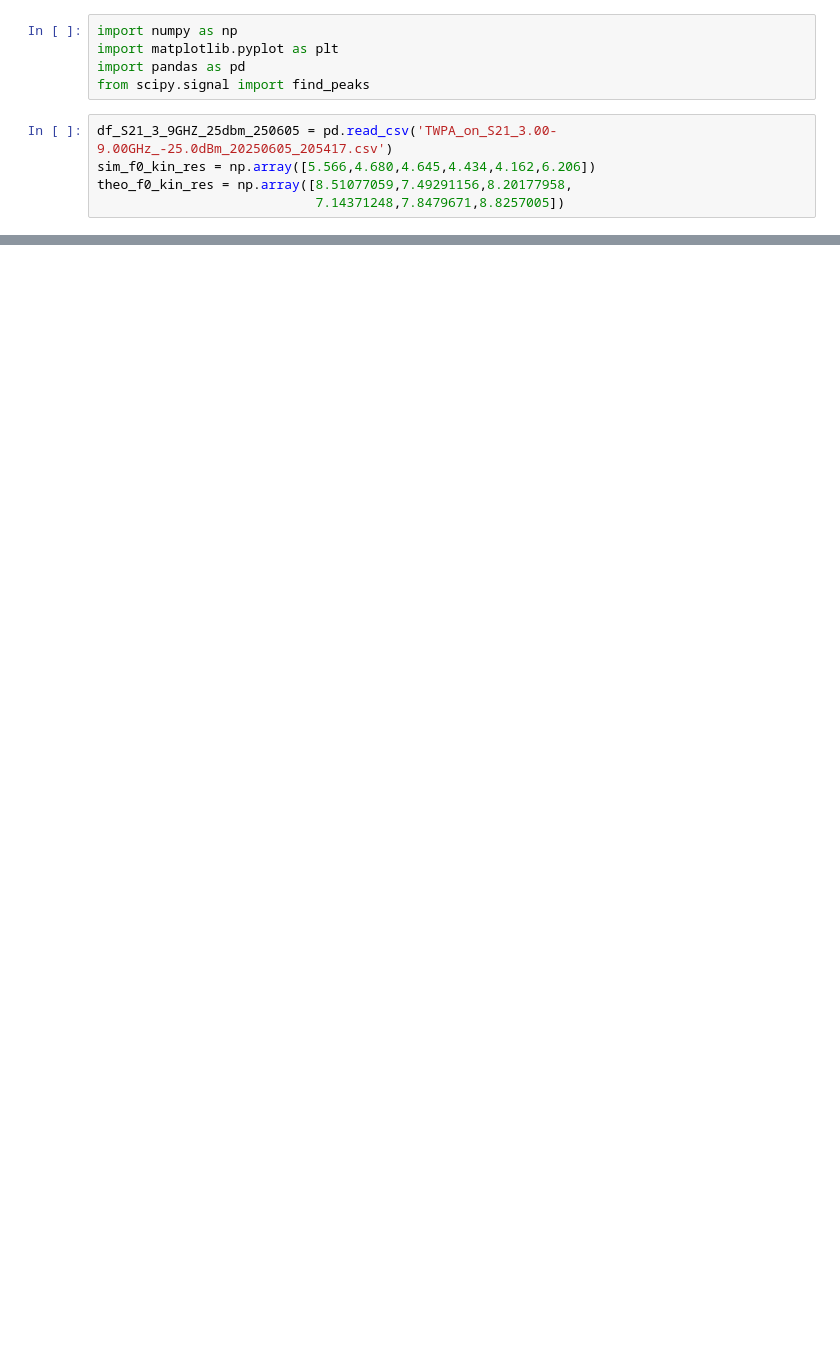
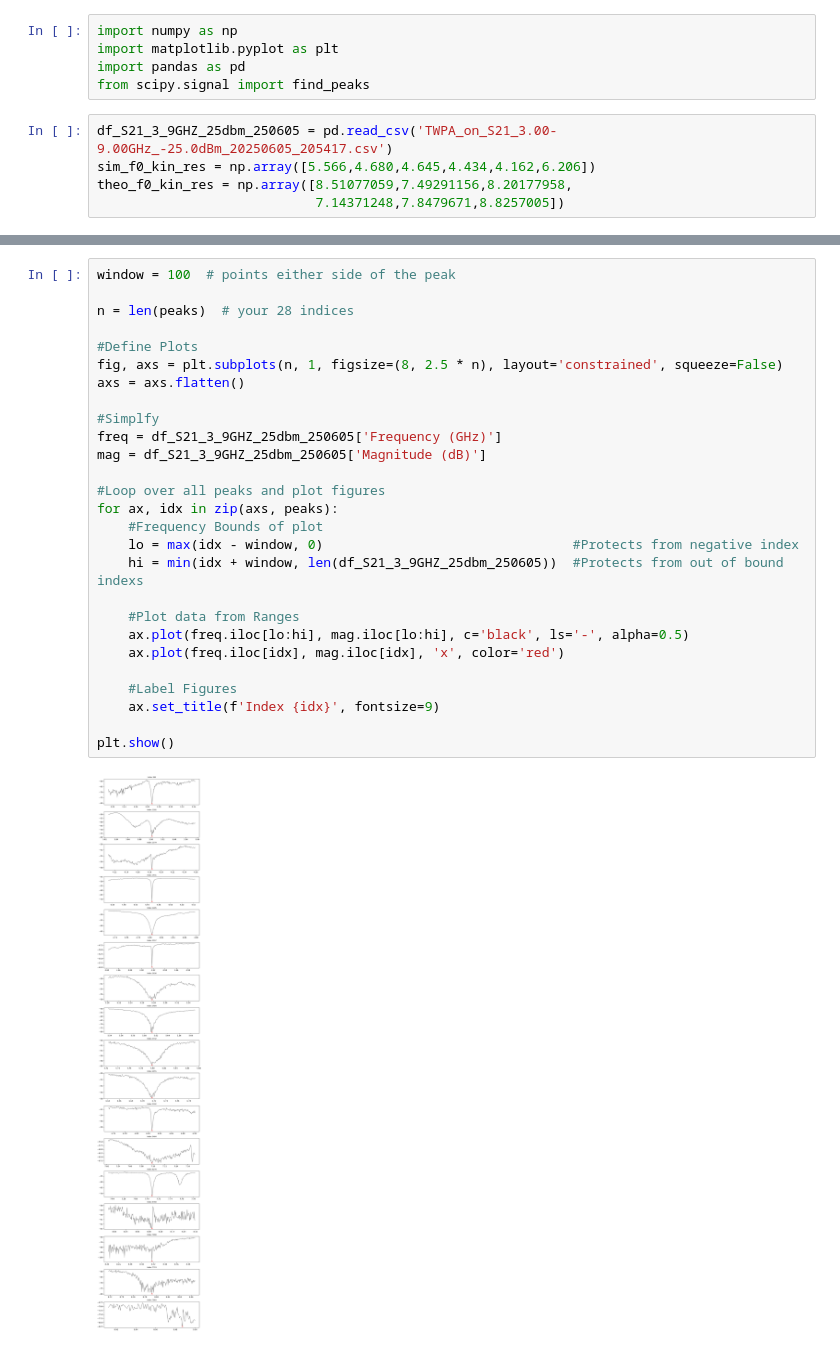
Before and after one commit to benji-thomas/Resonator-Frequency-Simulation, a Jupyter notebook: Experimental_Data_Analysis.ipynb, the cells around one changed output, grey strips where cells are left out. Drawn from its saved outputs; the diff is of its cells as text; blank space fills up the shorter version.

```diff
--- a/Experimental_Data_Analysis.ipynb
+++ b/Experimental_Data_Analysis.ipynb
@@ -34,0 +66,29 @@ invertered = -(df_S21_3_9GHZ_25dbm_250605['Magnitude (dB)'])
+# %%
+window = 100  # points either side of the peak
+
+n = len(peaks)  # your 28 indices
+
+#Define Plots
+fig, axs = plt.subplots(n, 1, figsize=(8, 2.5 * n), layout='constrained', squeeze=False)
+axs = axs.flatten()
+
+#Simplfy
+freq = df_S21_3_9GHZ_25dbm_250605['Frequency (GHz)']
+mag = df_S21_3_9GHZ_25dbm_250605['Magnitude (dB)']
+
+#Loop over all peaks and plot figures
+for ax, idx in zip(axs, peaks):
+    #Frequency Bounds of plot
+    lo = max(idx - window, 0)                                #Protects from negative index
+    hi = min(idx + window, len(df_S21_3_9GHZ_25dbm_250605))  #Protects from out of bound indexs
+
+    #Plot data from Ranges
+    ax.plot(freq.iloc[lo:hi], mag.iloc[lo:hi], c='black', ls='-', alpha=0.5)
+    ax.plot(freq.iloc[idx], mag.iloc[idx], 'x', color='red')
+
+    #Label Figures
+    ax.set_title(f'Index {idx}', fontsize=9)
+
+plt.show()
+# %% [output]
+[figure, added]
```
Also changed, not shown: parts of 4 cells of this notebook, 1 other file.
